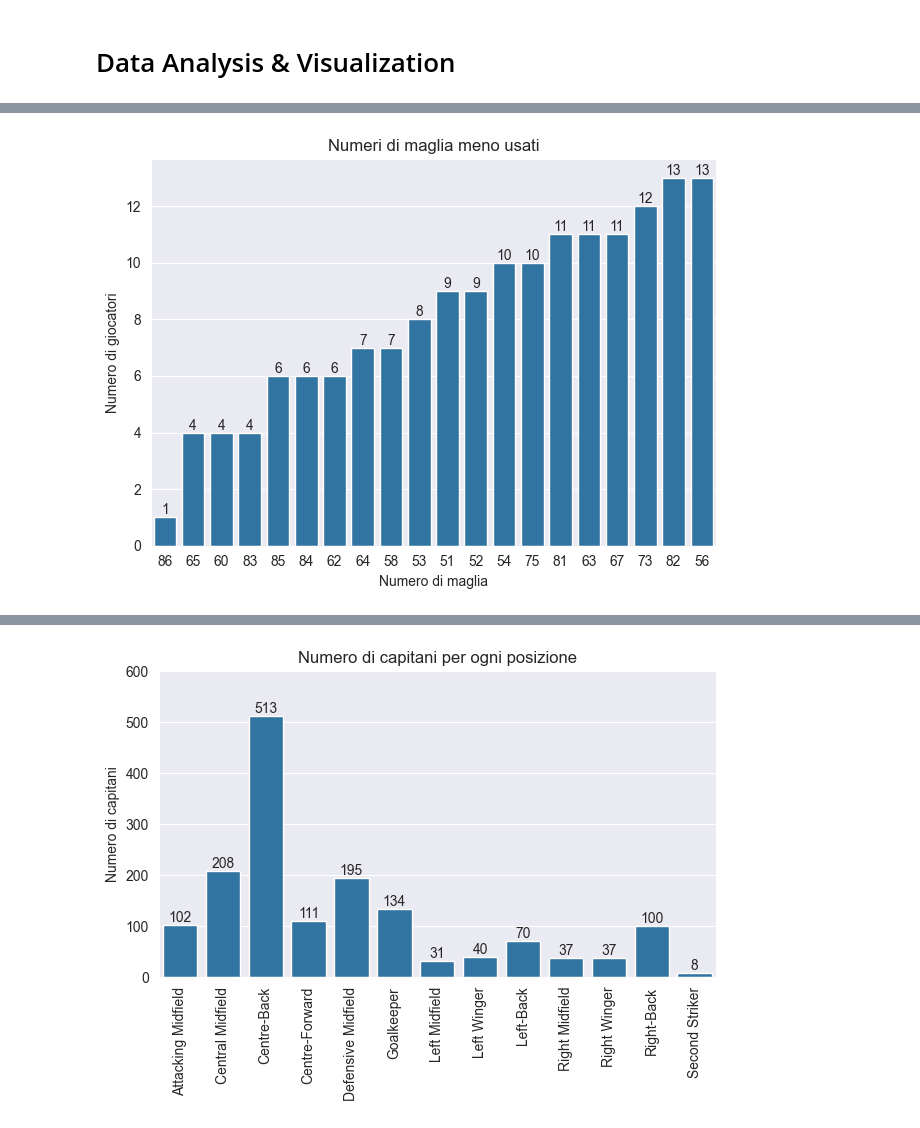
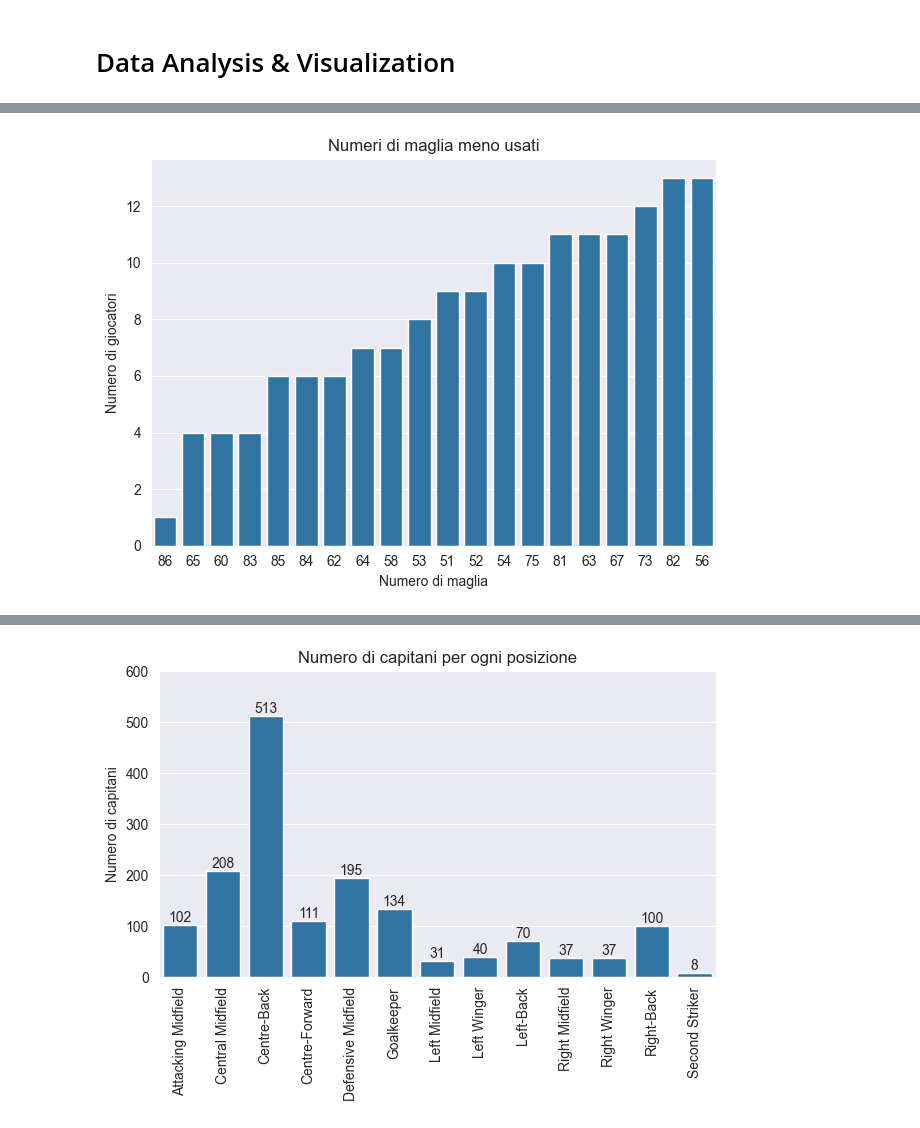
Before and after one commit to RiccardoPili/Football-Data-Analysis, a Jupyter notebook: game_lineups.ipynb, the cells around one changed output, grey strips where cells are left out. Saved outputs shown, nothing was run; the diff lists cells and outputs as text; code cells hidden in the pictures.

```diff
--- a/game_lineups.ipynb
+++ b/game_lineups.ipynb
@@ -206,21 +200,16 @@ plt.show()
 # %%
 # numeri di maglia meno usati (giocatori titolari)
 
-least_used_numbers = numbers.tail(20)
-least_used_numbers = least_used_numbers.sort_values()
+least_used_numbers = numbers.tail(20).sort_values()
 
-ax = sns.barplot(data=least_used_numbers, order=least_used_numbers.index)
-
-for index, value in enumerate(least_used_numbers):
-    ax.text(index, value, str(value), ha='center', va='bottom')
-
+sns.barplot(data=least_used_numbers, order=least_used_numbers.index)
 plt.title("Numeri di maglia meno usati")
 plt.xlabel('Numero di maglia')
 plt.ylabel('Numero di giocatori')
 plt.tight_layout()
 plt.show()
 # %% [output]
-[figure, old version]
+[figure, new version]
 # %%
 # numero di maglia più usato per ogni posizione
 top_numbers_by_position = starting_players.groupby('sub_position')['shirt_number'].agg(pd.Series.mode)
```
Also changed, not shown: parts of 1 cell of this notebook, 6 other files.
